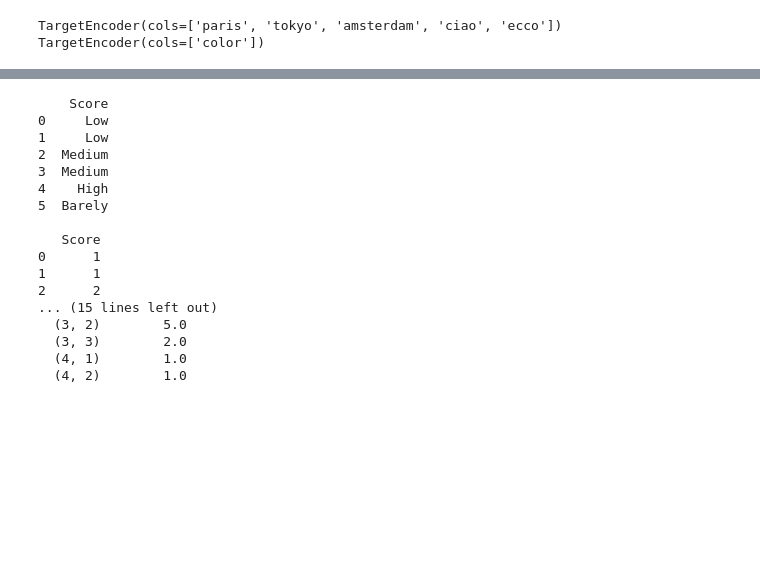
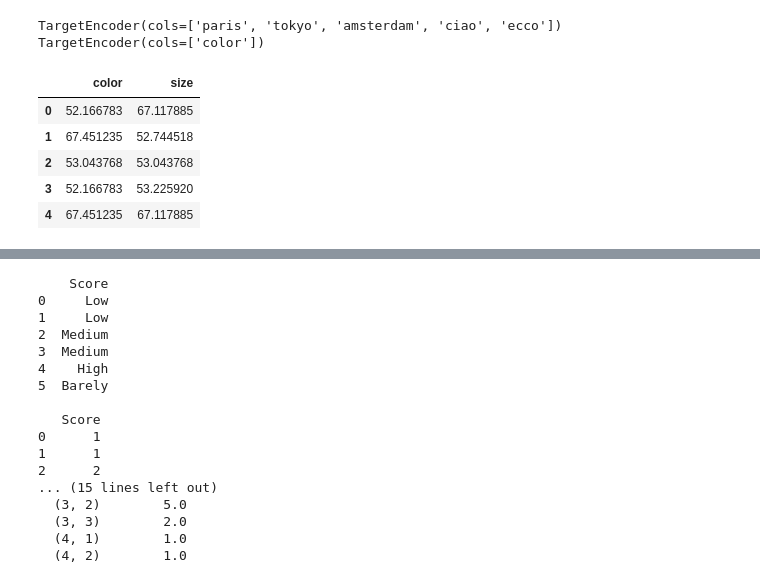
Before and after one commit to jackcolombo4/Tutorials_Machine_Learning, a Jupyter notebook: Machine_Learning_guide/ml_common_techniques_1_sklearn.ipynb, the cells around one changed output, grey strips where cells are left out. Saved outputs shown, nothing was run; the diff lists cells and outputs as text; code cells hidden in the pictures; blank space fills up the shorter version.

```diff
--- a/Machine_Learning_guide/ml_common_techniques_1_sklearn.ipynb
+++ b/Machine_Learning_guide/ml_common_techniques_1_sklearn.ipynb
@@ -309,3 +309,30 @@ print(ce_target)
 # %% [output]
 TargetEncoder(cols=['paris', 'tokyo', 'amsterdam', 'ciao', 'ecco'])
 TargetEncoder(cols=['color'])
+# %%
+# 3_2 => Target Encoding => Basic Usage in a Regression Task
+
+# To avoid the warning: "FutureWarning: is_categorical_dtype is deprecated and will be removed in a future version. Use isinstance(dtype, CategoricalDtype) instead"
+import warnings
+warnings.filterwarnings('ignore', category=FutureWarning)
+
+data = pd.DataFrame({
+    'color': ['red', 'blue', 'green', 'red', 'blue'],
+    'size': ['S', 'M', 'L', 'XL', 'S'],
+    'price': [10.5, 15.2, 17.5, 18.9, 229.7]
+})
+
+X = data.drop('price', axis=1)
+y = data['price']
+
+## Apply Target Encoding
+encoder = TargetEncoder()
+X_encoded = encoder.fit_transform(X,y)
+X_encoded
+# %% [output]
+|  | color | size |
+| 0 | 52.166783 | 67.117885 |
+| 1 | 67.451235 | 52.744518 |
+| 2 | 53.043768 | 53.043768 |
+| 3 | 52.166783 | 53.225920 |
+| 4 | 67.451235 | 67.117885 |
```
Also changed, not shown: parts of 9 cells of this notebook, 2 other files.
